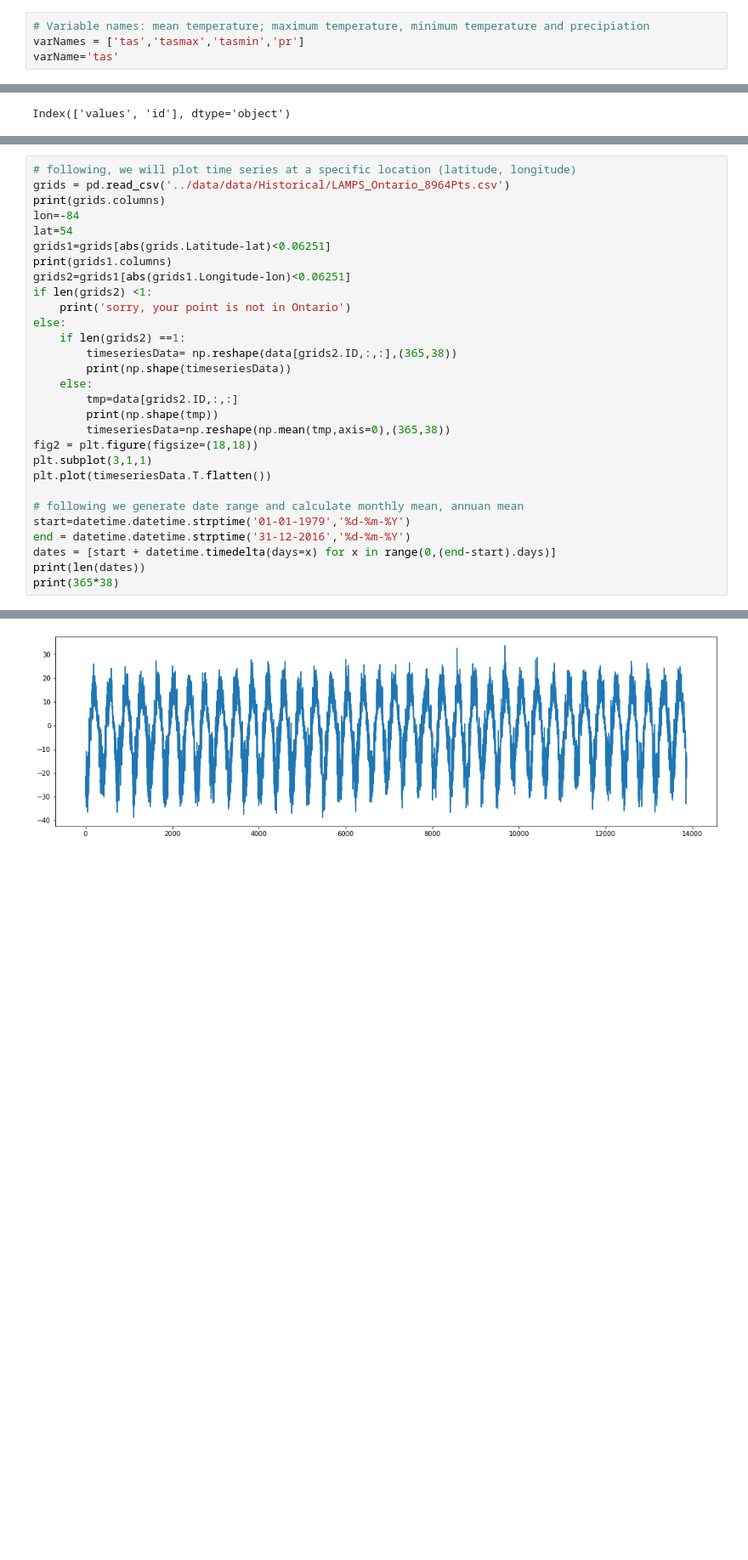
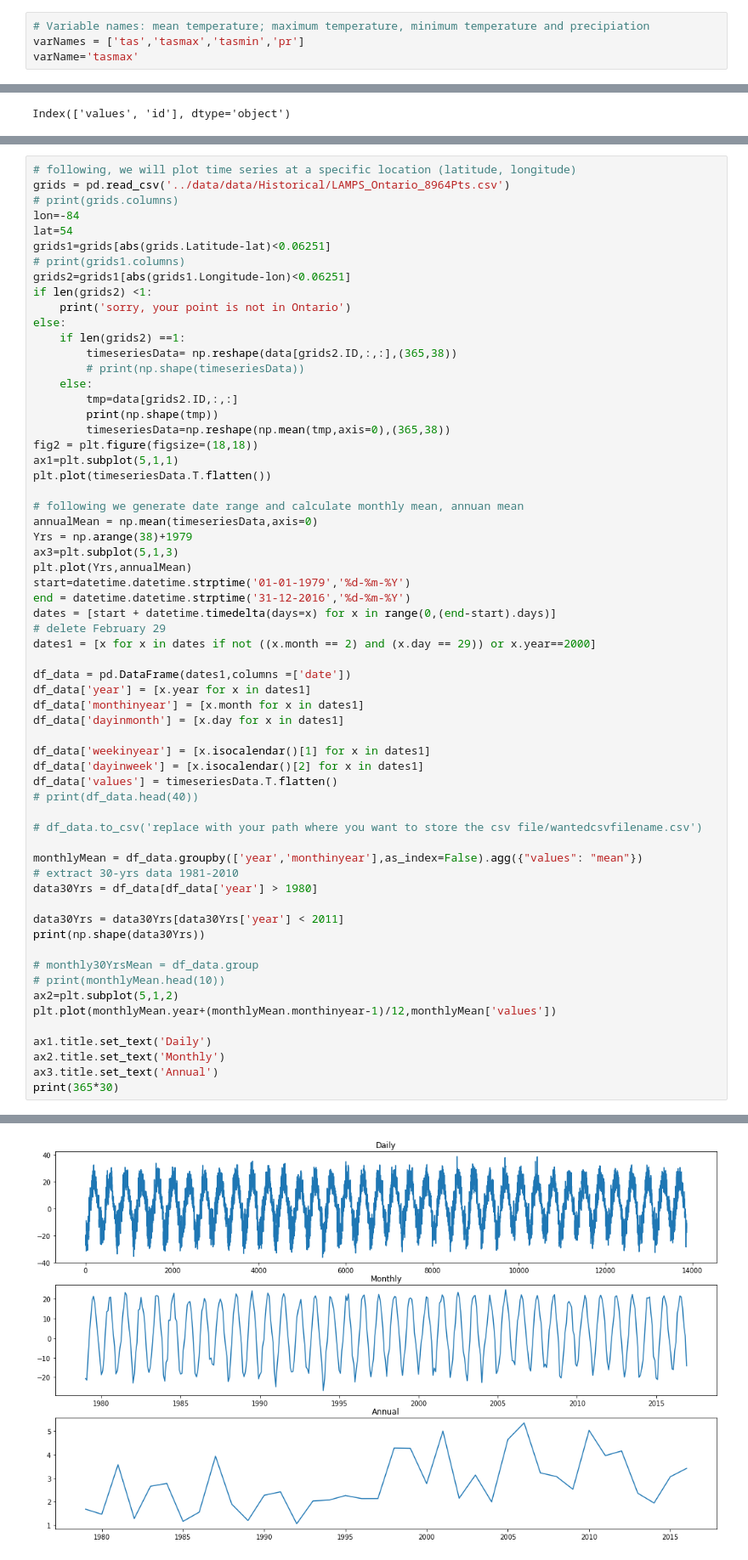
Before and after one commit to ziwangdeng/ocdp.yorku.ca, a Jupyter notebook: ocdpData/pythonCode/read_map_Data_Historical_DailyData.ipynb, the cells around one changed output, grey strips where cells are left out. Shown at 85% size. Cells and saved outputs as stored; diff of their text form; blank space fills up the shorter version.

```diff
--- a/ocdpData/pythonCode/read_map_Data_Historical_DailyData.ipynb
+++ b/ocdpData/pythonCode/read_map_Data_Historical_DailyData.ipynb
@@ -35,6 +35,6 @@ def is_leap_year(year):
 # %%
 # Variable names: mean temperature; maximum temperature, minimum temperature and precipiation
 varNames = ['tas','tasmax','tasmin','pr']
-varName='tas'
+varName='tasmax'
 # %%
 # read and map the variable for the period from 1979-2016
@@ -126,30 +129,63 @@ plt.show()
 # %%
 # following, we will plot time series at a specific location (latitude, longitude)
 grids = pd.read_csv('../data/data/Historical/LAMPS_Ontario_8964Pts.csv')
-print(grids.columns)
+# print(grids.columns)
 lon=-84
 lat=54
 grids1=grids[abs(grids.Latitude-lat)<0.06251]
-print(grids1.columns)
+# print(grids1.columns)
 grids2=grids1[abs(grids1.Longitude-lon)<0.06251]
 if len(grids2) <1:
     print('sorry, your point is not in Ontario')
 else:
     if len(grids2) ==1:
         timeseriesData= np.reshape(data[grids2.ID,:,:],(365,38))
-        print(np.shape(timeseriesData))
+        # print(np.shape(timeseriesData))
     else:
         tmp=data[grids2.ID,:,:]
         print(np.shape(tmp))
         timeseriesData=np.reshape(np.mean(tmp,axis=0),(365,38))
 fig2 = plt.figure(figsize=(18,18))
-plt.subplot(3,1,1)
+ax1=plt.subplot(5,1,1)
 plt.plot(timeseriesData.T.flatten())
 
 # following we generate date range and calculate monthly mean, annuan mean
+annualMean = np.mean(timeseriesData,axis=0)
+Yrs = np.arange(38)+1979
+ax3=plt.subplot(5,1,3)
+plt.plot(Yrs,annualMean)
 start=datetime.datetime.strptime('01-01-1979','%d-%m-%Y')
 end = datetime.datetime.strptime('31-12-2016','%d-%m-%Y')
 dates = [start + datetime.timedelta(days=x) for x in range(0,(end-start).days)]
-print(len(dates))
-print(365*38)
+# delete February 29
+dates1 = [x for x in dates if not ((x.month == 2) and (x.day == 29)) or x.year==2000]
+
+df_data = pd.DataFrame(dates1,columns =['date'])
+df_data['year'] = [x.year for x in dates1]
+df_data['monthinyear'] = [x.month for x in dates1]
+df_data['dayinmonth'] = [x.day for x in dates1]
+
+df_data['weekinyear'] = [x.isocalendar()[1] for x in dates1]
+df_data['dayinweek'] = [x.isocalendar()[2] for x in dates1]
+df_data['values'] = timeseriesData.T.flatten()
+# print(df_data.head(40))
+
+# df_data.to_csv('replace with your path where you want to store the csv file/wantedcsvfilename.csv')
+
+monthlyMean = df_data.groupby(['year','monthinyear'],as_index=False).agg({"values": "mean"})
+# extract 30-yrs data 1981-2010
+data30Yrs = df_data[df_data['year'] > 1980]
+
+data30Yrs = data30Yrs[data30Yrs['year'] < 2011]
+print(np.shape(data30Yrs))
+
+# monthly30YrsMean = df_data.group
+# print(monthlyMean.head(10))
+ax2=plt.subplot(5,1,2)
+plt.plot(monthlyMean.year+(monthlyMean.monthinyear-1)/12,monthlyMean['values'])
+
+ax1.title.set_text('Daily')
+ax2.title.set_text('Monthly')
+ax3.title.set_text('Annual')
+print(365*30)
 # %% [output]
@@ -161 +194 @@ Index(['ID', 'Longitude', 'Latitude'], dtype='object')
-[figure, old version]
+[figure, new version]
```
Also changed, not shown: parts of 4 cells of this notebook.
